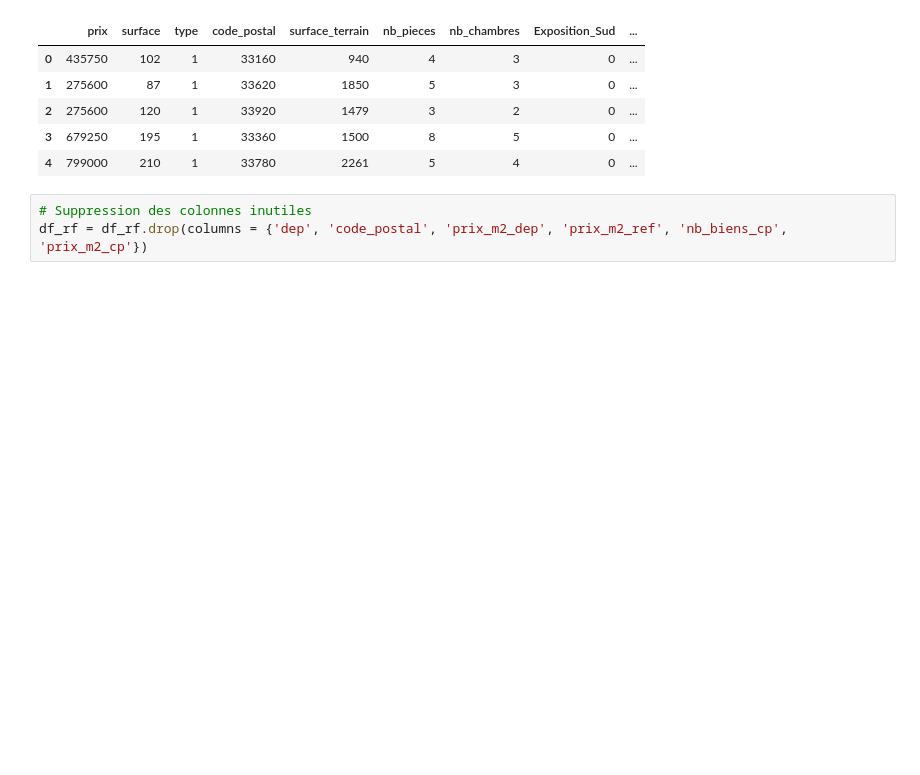
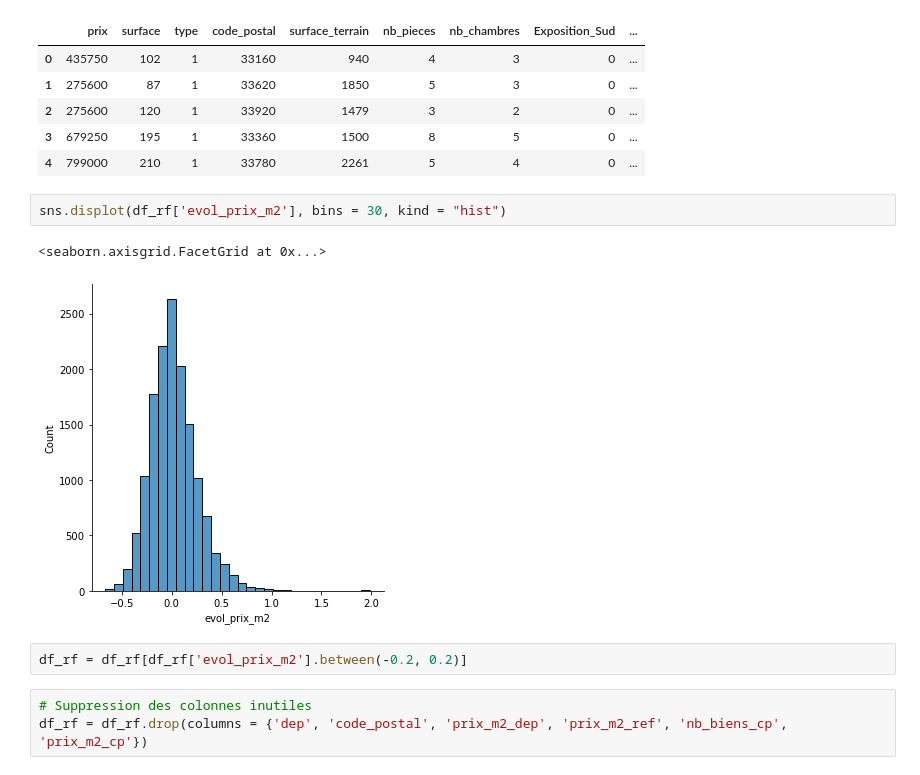
Before and after one commit to avr21continudsimmo/projet_immo, a Jupyter notebook: 10 - Extraction NER à partir des annonces NLP.ipynb, the cells around one changed output. Saved outputs shown, nothing was run; the diff lists cells and outputs as text; blank space fills up the shorter version.

```diff
--- a/10 - Extraction NER à partir des annonces NLP.ipynb
+++ b/10 - Extraction NER à partir des annonces NLP.ipynb
@@ -496,6 +496,13 @@ df_rf.head()
 | 2 | 275600 | 120 | 1 | 33920 | 1479 | 3 | 2 | 0 | ... |
 | 3 | 679250 | 195 | 1 | 33360 | 1500 | 8 | 5 | 0 | ... |
 | 4 | 799000 | 210 | 1 | 33780 | 2261 | 5 | 4 | 0 | ... |
+# %%
+sns.displot(df_rf['evol_prix_m2'], bins = 30, kind = "hist")
+# %% [output]
+<seaborn.axisgrid.FacetGrid at 0x...>
+[figure, added]
+# %%
+df_rf = df_rf[df_rf['evol_prix_m2'].between(-0.2, 0.2)]
 # %%
 # Suppression des colonnes inutiles
 df_rf = df_rf.drop(columns = {'dep', 'code_postal', 'prix_m2_dep', 'prix_m2_ref', 'nb_biens_cp', 'prix_m2_cp'})
```
Also changed, not shown: parts of 20 cells of this notebook, 3 other files.
